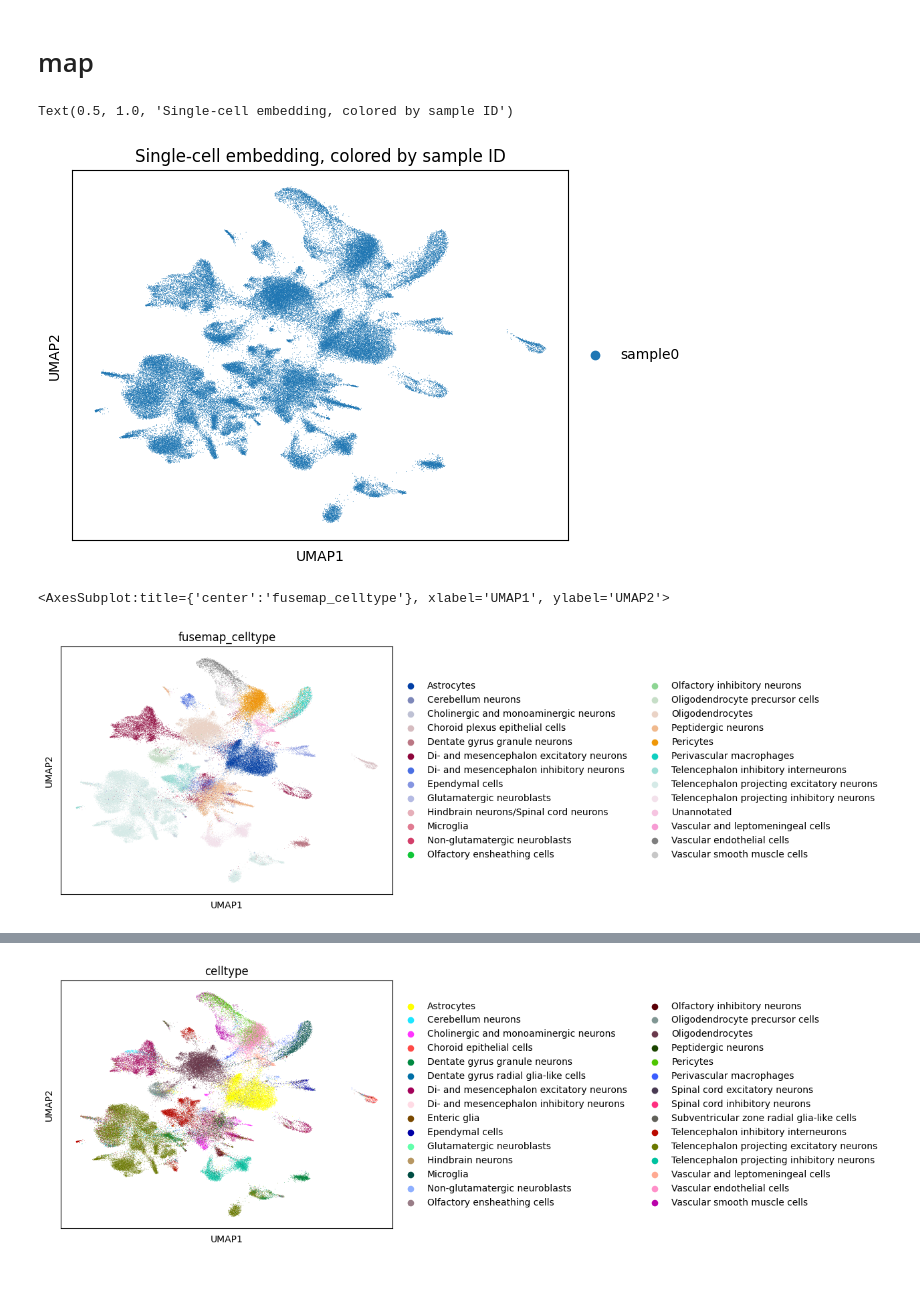
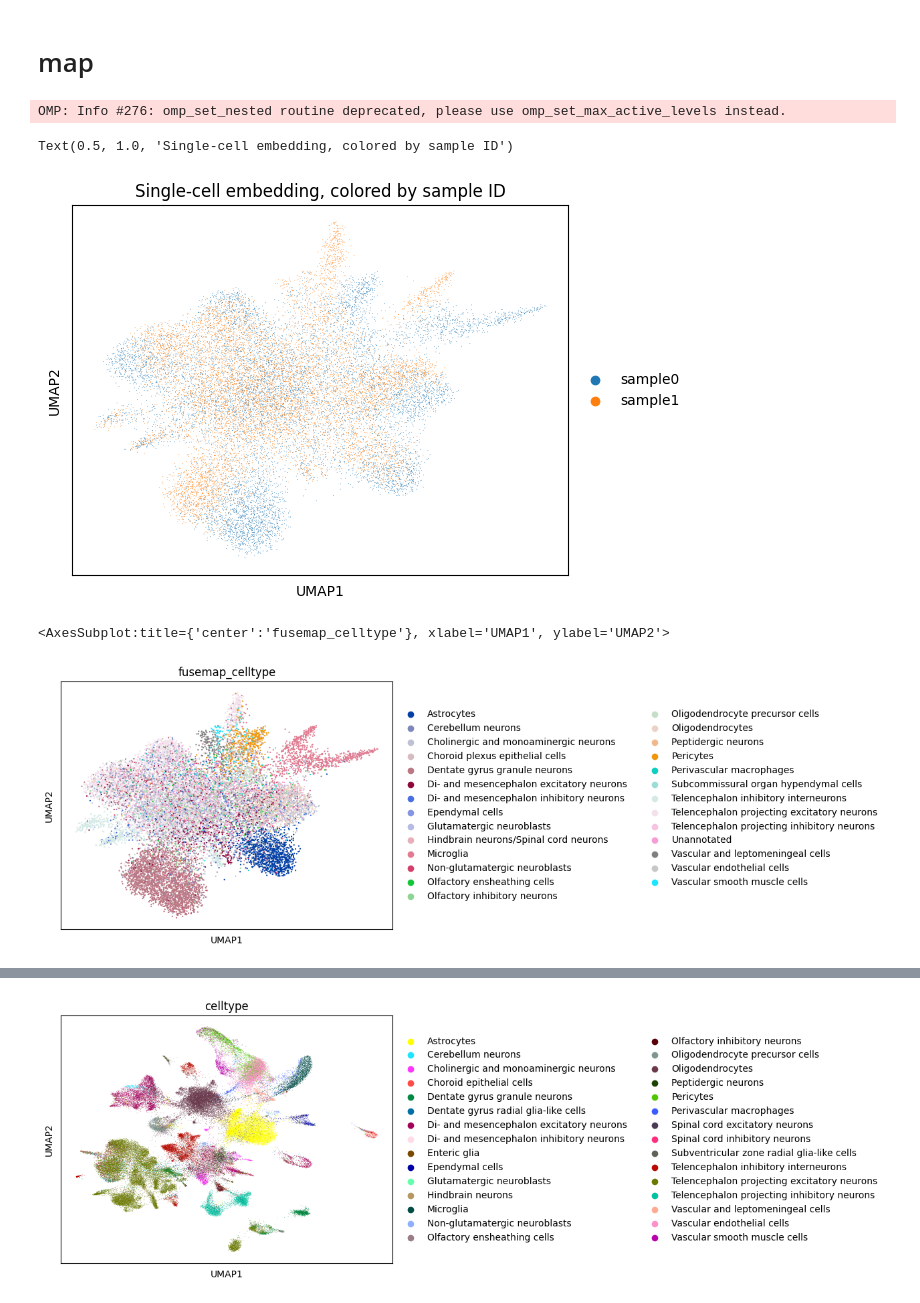
Before and after one commit to yichunher/FuseMap, a Jupyter notebook: tutorial_sample_data.ipynb, the cells around one changed output, grey strips where cells are left out. Drawn from its saved outputs; the diff is of its cells as text; code cells hidden in the pictures.

```diff
--- a/tutorial_sample_data.ipynb
+++ b/tutorial_sample_data.ipynb
@@ -75,22 +75,23 @@ Text(0.5, 1.0, 'Gene embedding, colored by sample ID')
 # %%
 import scanpy as sc
 
-save_dir = f"output/tutorial_map1/"
+save_dir = f"output/AD_map1/"
 
 ad_embed=sc.read_h5ad(f'{save_dir}/ad_celltype_embedding.h5ad')
 
 sc.pp.neighbors(ad_embed, n_neighbors=50,use_rep='X')
 
 sc.tl.umap(ad_embed)
 
 
 ax = sc.pl.umap(ad_embed,color='batch',size=1, show=False)
 ax.set_title('Single-cell embedding, colored by sample ID')
 # %% [output]
-Text(0.5, 1.0, 'Single-cell embedding, colored by sample ID')
+OMP: Info #276: omp_set_nested routine deprecated, please use omp_set_max_active_levels instead.
+Text(0.5, 1.0, 'Single-cell embedding, colored by sample ID')
-[figure, old version]
+[figure, new version]
 # %%
-sc.pl.umap(ad_embed,color='fusemap_celltype',size=1, show=False)
+sc.pl.umap(ad_embed,color='fusemap_celltype',size=10, show=False)
 # %% [output]
 <AxesSubplot:title={'center':'fusemap_celltype'}, xlabel='UMAP1', ylabel='UMAP2'>
-[figure, old version]
+[figure, new version]
```
Also changed, not shown: parts of 7 cells of this notebook, 2 other files.
